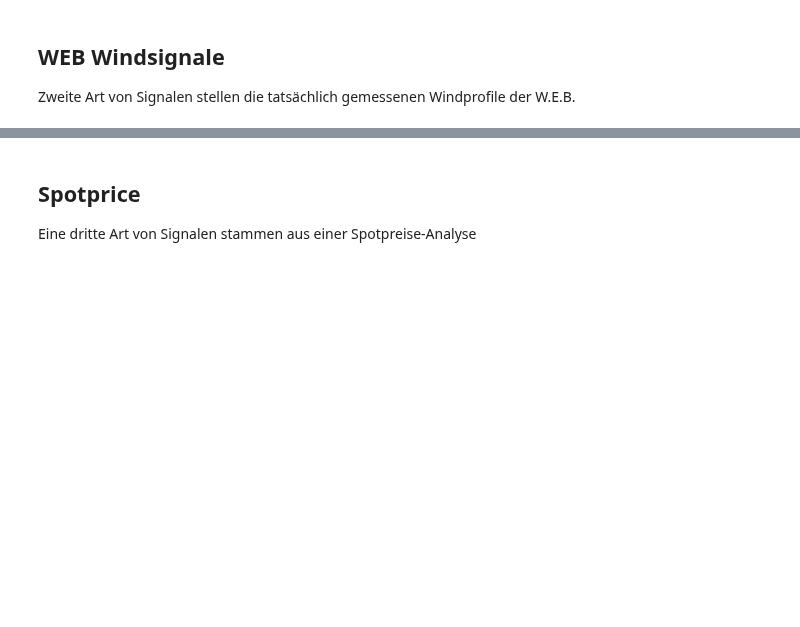
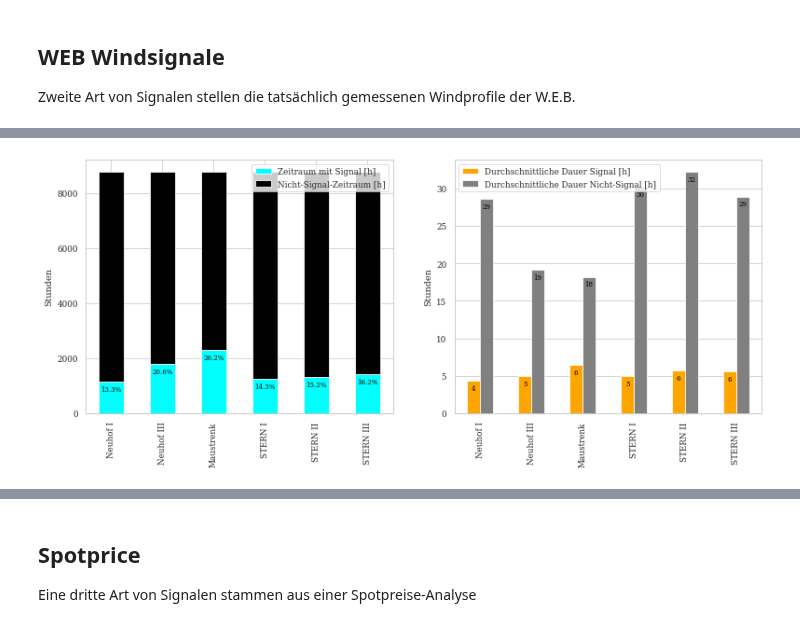
Before and after one commit to simonschaluppe/FLUCCOplus, a Jupyter notebook: notebooks/4.3.4_Signal_Vergleich.ipynb, the cells around one changed output, grey strips where cells are left out. Cells and saved outputs as stored; diff of their text form; code cells hidden in the pictures; blank space fills up the shorter version.

```diff
--- a/notebooks/4.3.4_Signal_Vergleich.ipynb
+++ b/notebooks/4.3.4_Signal_Vergleich.ipynb
@@ -55,0 +70,4 @@ fpp.heatmap_figure(web_dc["Neuhof III"])
+# %%
+fig, ax = fpp.signal_bars(web_dc, 0.5, figsize=(13,5))
+# %% [output]
+[figure, added]
```
Also changed, not shown: parts of 16 cells of this notebook, 3 other files.
